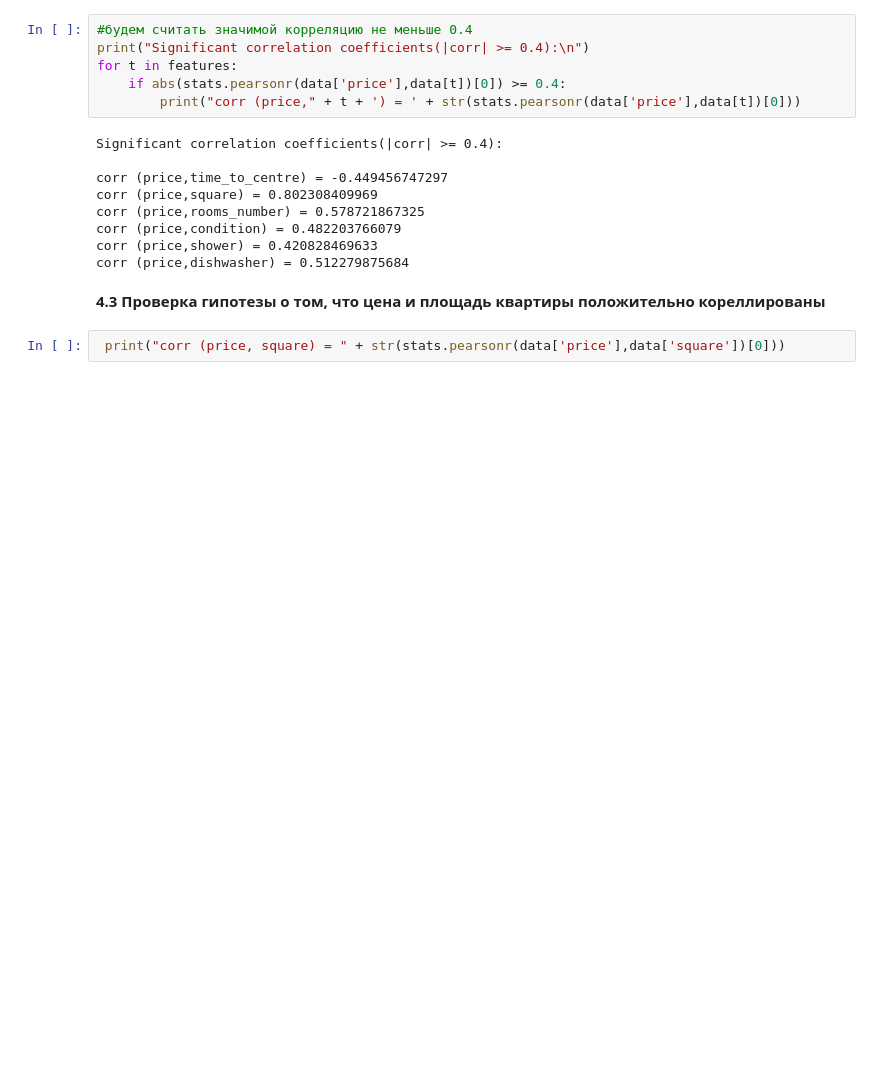
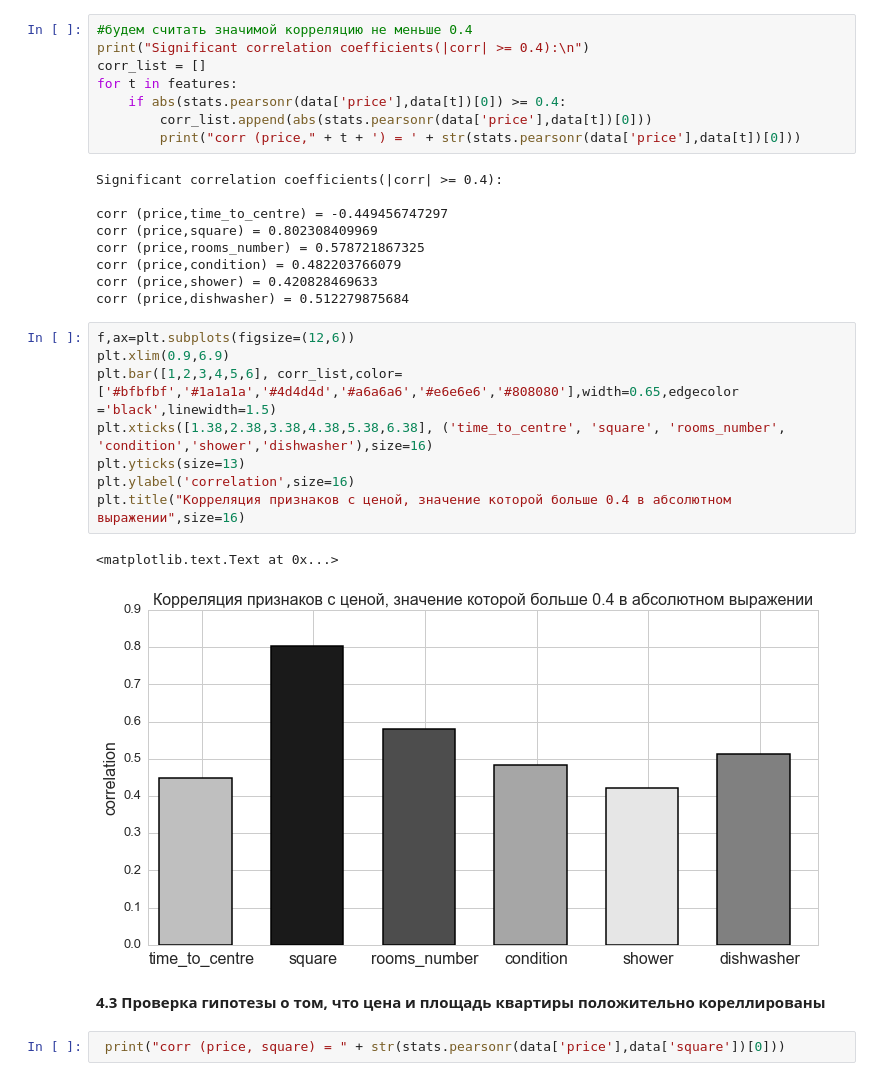
Before and after one commit to ansty57/Data_Analysis_Projects, a Jupyter notebook: KuptsovaUmanetsDemyanenko.ipynb, the cells around one changed output. Saved outputs shown, nothing was run; the diff lists cells and outputs as text; blank space fills up the shorter version.

```diff
--- a/KuptsovaUmanetsDemyanenko.ipynb
+++ b/KuptsovaUmanetsDemyanenko.ipynb
@@ -603,8 +605,10 @@ corr (price,fridge) = -0.0392224654487
 # %%
 #будем считать значимой корреляцию не меньше 0.4
 print("Significant correlation coefficients(|corr| >= 0.4):\n")
+corr_list = []
 for t in features:
     if abs(stats.pearsonr(data['price'],data[t])[0]) >= 0.4:
+        corr_list.append(abs(stats.pearsonr(data['price'],data[t])[0]))
         print("corr (price," + t + ') = ' + str(stats.pearsonr(data['price'],data[t])[0]))
 # %% [output]
 Significant correlation coefficients(|corr| >= 0.4):
@@ -615,6 +619,17 @@ corr (price,rooms_number) = 0.578721867325
 corr (price,condition) = 0.482203766079
 corr (price,shower) = 0.420828469633
 corr (price,dishwasher) = 0.512279875684
+# %%
+f,ax=plt.subplots(figsize=(12,6))
+plt.xlim(0.9,6.9)
+plt.bar([1,2,3,4,5,6], corr_list,color=['#bfbfbf','#1a1a1a','#4d4d4d','#a6a6a6','#e6e6e6','#808080'],width=0.65,edgecolor ='black',linewidth=1.5)
+plt.xticks([1.38,2.38,3.38,4.38,5.38,6.38], ('time_to_centre', 'square', 'rooms_number', 'condition','shower','dishwasher'),size=16)
+plt.yticks(size=13)
+plt.ylabel('correlation',size=16)
+plt.title("Корреляция признаков с ценой, значение которой больше 0.4 в абсолютном выражении",size=16)
+# %% [output]
+<matplotlib.text.Text at 0x...>
+[figure, added]
 # %% [markdown]
 **4.3 Проверка гипотезы о том, что цена и площадь квартиры положительно кореллированы**
 # %%
```
Also changed, not shown: parts of 20 cells of this notebook.
